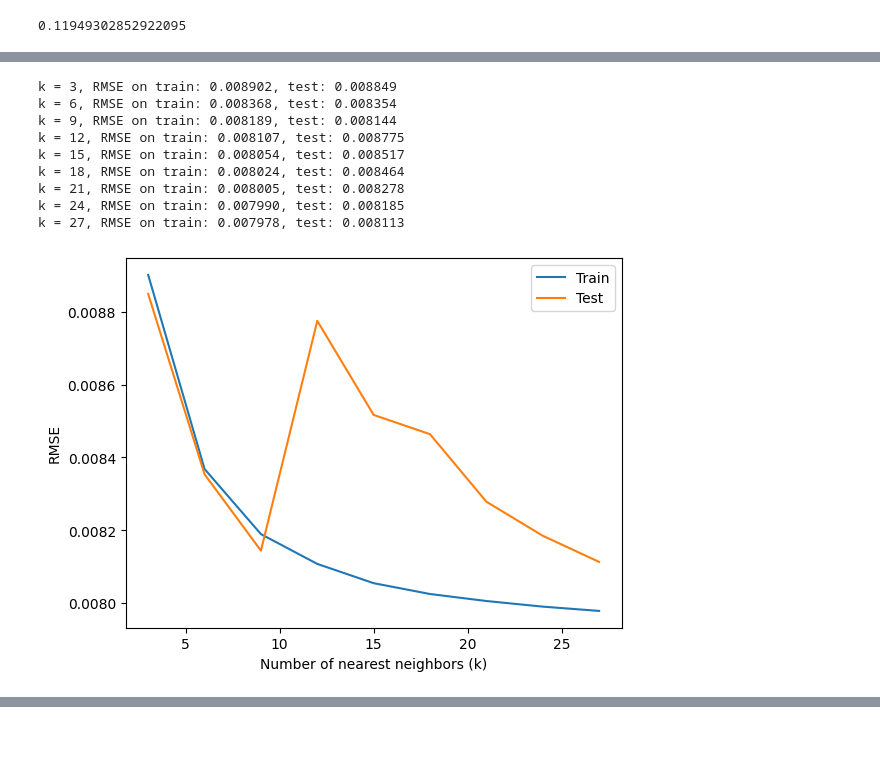
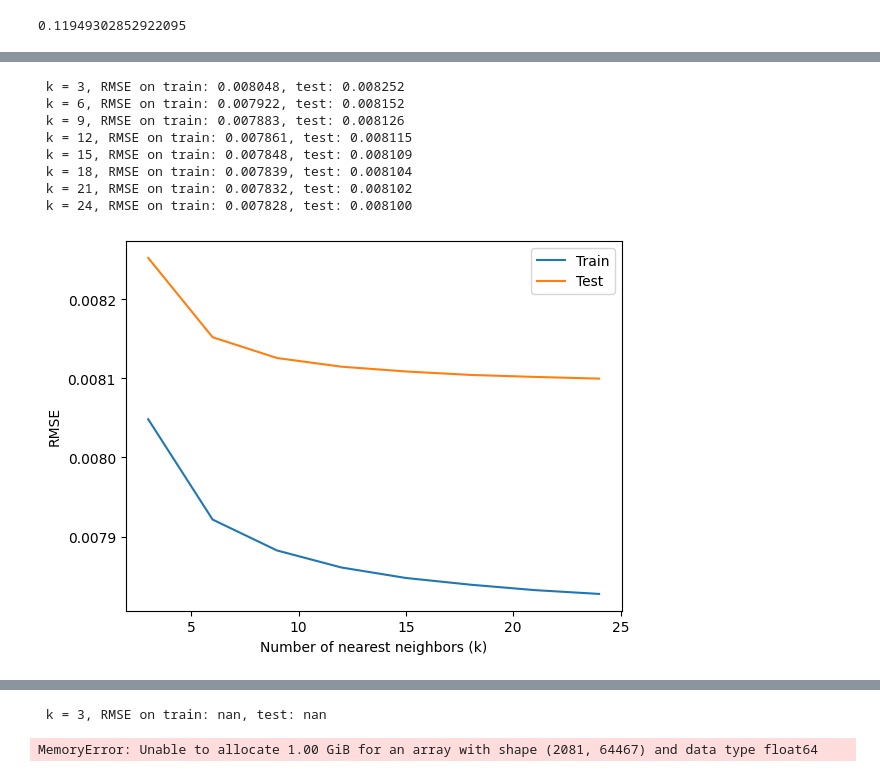
Before and after one commit to anhnh2003/MLProductRecommendation, a Jupyter notebook: src/RecommendationEngine.ipynb, the cells around one changed output, grey strips where cells are left out. Cells and saved outputs as stored; diff of their text form; code cells hidden in the pictures; blank space fills up the shorter version.

```diff
--- a/src/RecommendationEngine.ipynb
+++ b/src/RecommendationEngine.ipynb
@@ -138,10 +181,11 @@ def split_matrix(matrix, test_ratio=0.2):
     test = np.zeros((num_rows, num_cols))
     for i in range(num_cols):
         #find indices of non-zero elements
-        indices = np.where(~np.isnan(matrix[:,i]))[0]
+        indices = matrix[:, i].nonzero()[0]
         if len(indices) < 3:
             continue
-        test_idx = np.random.choice(indices, 2, replace=False)
+        test_size = int(len(indices) * test_ratio)
+        test_idx = np.random.choice(indices, test_size, replace=False)
         test[test_idx, i] = matrix[test_idx, i]
         train[:, i] = matrix[:, i]
         train[test_idx, i] = 0
@@ -446,23 +426,37 @@ train_matrix, test_matrix = split_matrix(user_item_matrix_copy.values)
 # %%
-from sklearn.metrics import mean_squared_error
 from sklearn.neighbors import NearestNeighbors
 from scipy.sparse import csr_matrix
-from math import sqrt
 
+def sparse_rmse(actual, test):
+    # Get the indices of the non-zero elements in actual
+    non_zero_indices = np.nonzero(actual)
+
+    # Extract the corresponding values from actual and test
+    actual_non_zero = actual[non_zero_indices]
+    test_non_zero = test[non_zero_indices]
+
+    # Compute the mean squared error of the non-zero elements in actual
+    mse = np.mean(np.square(actual_non_zero - np.where(actual_non_zero, test_non_zero, 0)))
+
+    # Compute the root mean squared error
+    rmse = np.sqrt(mse)
+
+    return rmse
 def user_based_collaborative_filtering(train_matrix,test_matrix, k_values):
     # Convert the train and test sets to sparse matrices
+    learn_matrix, train_matrix= split_matrix(train_matrix,test_ratio=0.3)
     train_sparse = csr_matrix(train_matrix)
     test_sparse = csr_matrix(test_matrix)
-
+    learn_sparse = csr_matrix(learn_matrix)
     # List to store the RMSE values for different k values for train and test sets
     rmse_train = []
     rmse_test = []
 
     # Find the k most similar users for each user and predict the ratings for the train and test sets
     for k in k_values:
-        knn_model = NearestNeighbors(n_neighbors=k+1, metric='cosine', algorithm='brute')
-        knn_model.fit(train_sparse)
-        distances, indices = knn_model.kneighbors(train_sparse, return_distance=True)
+        knn_model = NearestNeighbors(n_neighbors=k+1, metric='cosine', algorithm='auto')
+        knn_model.fit(learn_sparse)
+        distances, indices = knn_model.kneighbors(learn_sparse, return_distance=True)
 
         # Predict the ratings for the train set
         train_predictions = []
@@ -471,52 +465,51 @@ def user_based_collaborative_filtering(train_matrix,test_matrix, k_values):
             train_ratings = train_sparse[i, train_indices].toarray().squeeze()
             similar_users = indices[i, 1:]
             similarity_scores = distances[i, 1:]
-            neighbor_ratings = train_sparse[similar_users][:, train_indices].toarray()
+            neighbor_ratings = learn_sparse[similar_users][:, train_indices].toarray()
             if neighbor_ratings.size > 0:
-                predicted_ratings = np.average(neighbor_ratings, weights=similarity_scores, axis=0)
+                predicted_ratings = np.sum(neighbor_ratings * similarity_scores.reshape(-1, 1), axis=0) / np.sum(similarity_scores)
             else:
                 predicted_ratings = np.zeros(len(train_indices))
             train_predictions.append(predicted_ratings)
         train_predictions = np.concatenate(train_predictions)
         train_ratings = train_matrix[np.nonzero(train_matrix)]
-        rmse_train.append(sqrt(mean_squared_error(train_ratings, train_predictions)))
+        rmse_train.append(sparse_rmse(train_ratings, train_predictions))
 
         # Predict the ratings for the test set
         test_predictions = []
         for i in range(train_matrix.shape[0]):
             test_indices = test_sparse[i].nonzero()[1]
             test_ratings = test_sparse[i, test_indices].toarray().squeeze()
             similar_users = indices[i, 1:]
             similarity_scores = distances[i, 1:]
             neighbor_ratings = train_sparse[similar_users][:, test_indices].toarray()
             if neighbor_ratings.size > 0:
-                predicted_test_ratings = np.average(neighbor_ratings, weights=similarity_scores, axis=0)
+                predicted_test_ratings = np.sum(neighbor_ratings * similarity_scores.reshape(-1, 1), axis=0) / np.sum(similarity_scores)
             else:
                 predicted_test_ratings = np.zeros(len(test_indices))
             test_predictions.append(predicted_test_ratings)
         test_predictions = np.concatenate(test_predictions)
         test_ratings = test_matrix[np.nonzero(test_matrix)]
-        rmse_test.append(sqrt(mean_squared_error(test_ratings, test_predictions)))
-        print('\rk = %d, RMSE on train: %f, test: %f' % (k, rmse_train[-1], rmse_test[-1]))
+        rmse_test.append(sparse_rmse(test_ratings, test_predictions))
+        print('\r k = %d, RMSE on train: %f, test: %f' % (k, rmse_train[-1], rmse_test[-1]))
 
     # Plot the RMSE values for different k values for train and test sets
     plt.plot(k_values, rmse_train, label='Train')
     plt.plot(k_values, rmse_test, label='Test')
     plt.xlabel('Number of nearest neighbors (k)')
     plt.ylabel('RMSE')
     plt.legend()
     plt.show()
 
     return rmse_train, rmse_test
-user_based_collaborative_filtering(train_matrix, test_matrix, k_values=range(3,30,3))
+user_based_collaborative_filtering(train_matrix, test_matrix, k_values=range(3,25,3))
 # %% [output]
-k = 3, RMSE on train: 0.008902, test: 0.008849
-k = 6, RMSE on train: 0.008368, test: 0.008354
-k = 9, RMSE on train: 0.008189, test: 0.008144
-k = 12, RMSE on train: 0.008107, test: 0.008775
-k = 15, RMSE on train: 0.008054, test: 0.008517
-k = 18, RMSE on train: 0.008024, test: 0.008464
-k = 21, RMSE on train: 0.008005, test: 0.008278
-k = 24, RMSE on train: 0.007990, test: 0.008185
-k = 27, RMSE on train: 0.007978, test: 0.008113
+ k = 3, RMSE on train: 0.008048, test: 0.008252
+ k = 6, RMSE on train: 0.007922, test: 0.008152
+ k = 9, RMSE on train: 0.007883, test: 0.008126
+ k = 12, RMSE on train: 0.007861, test: 0.008115
+ k = 15, RMSE on train: 0.007848, test: 0.008109
+ k = 18, RMSE on train: 0.007839, test: 0.008104
+ k = 21, RMSE on train: 0.007832, test: 0.008102
+ k = 24, RMSE on train: 0.007828, test: 0.008100
-[figure, old version]
+[figure, new version]
@@ -540,0 +532,5 @@ k = 27, RMSE on train: 0.007978, test: 0.008113
+# %%
+user_based_collaborative_filtering(train_matrix.T, test_matrix.T, k_values=range(3,25,3))
+# %% [output]
+ k = 3, RMSE on train: nan, test: nan
+MemoryError: Unable to allocate 1.00 GiB for an array with shape (2081, 64467) and data type float64
```
Also changed, not shown: parts of 12 cells of this notebook.
